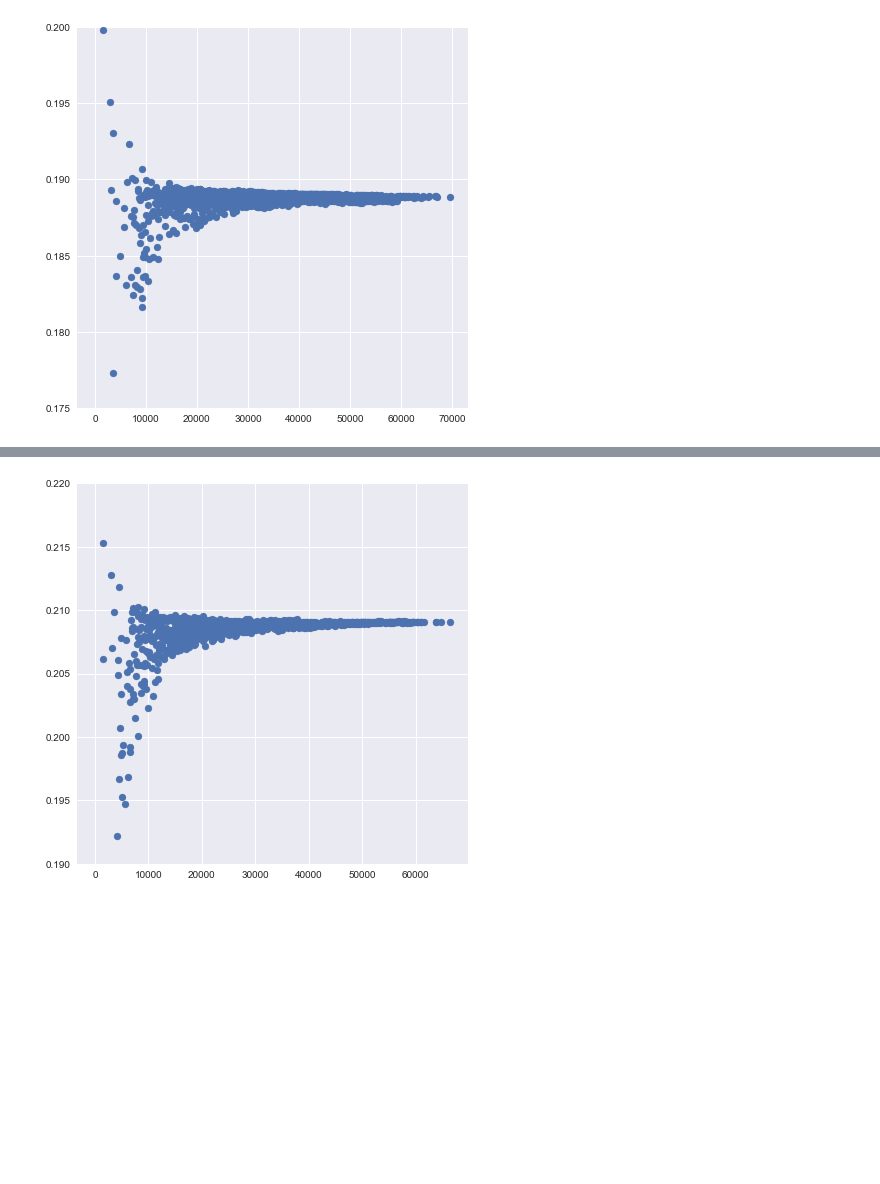
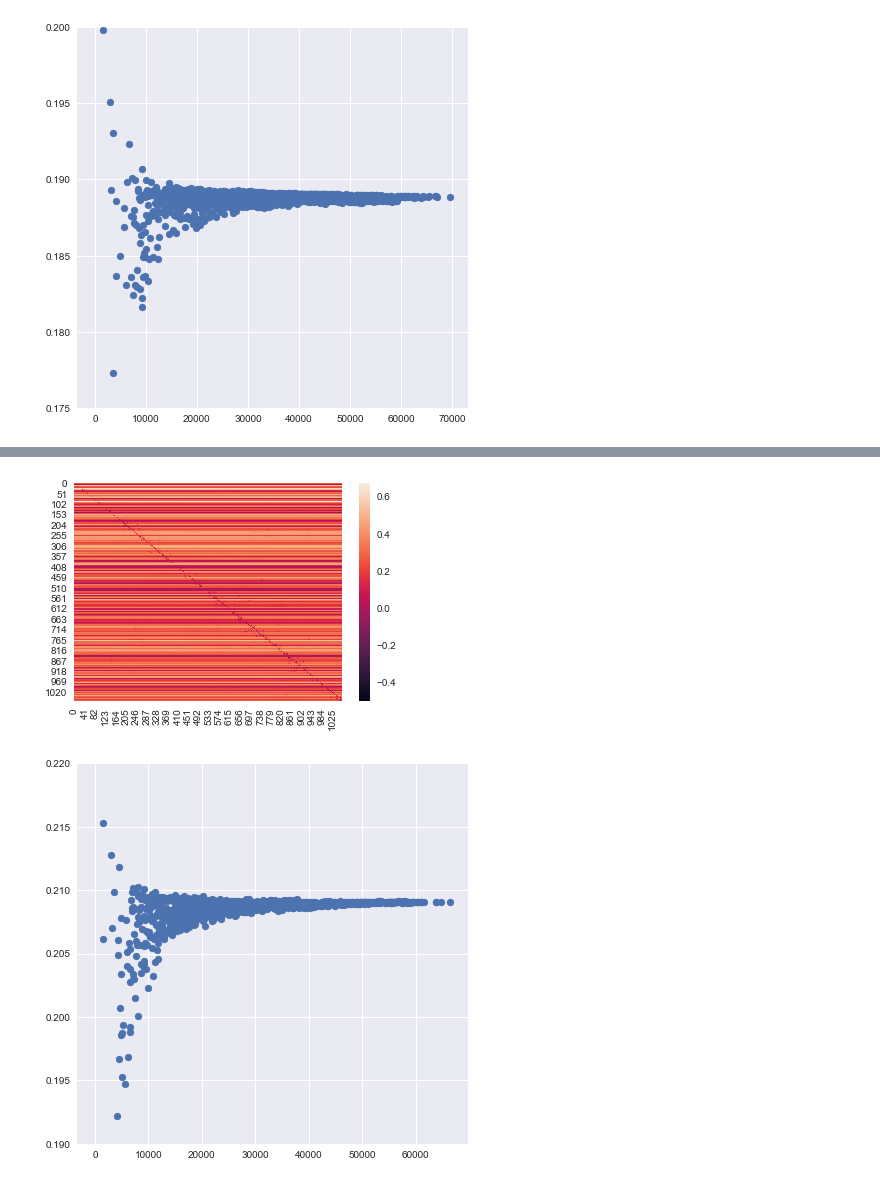
Before and after one commit to jbremz/human_mob, a Jupyter notebook: Notebooks/Ilaria's Log/Week 12.ipynb, the cells around one changed output, grey strips where cells are left out. Drawn from its saved outputs; the diff is of its cells as text; code cells hidden in the pictures; blank space fills up the shorter version.

```diff
--- a/Notebooks/Ilaria's Log/Week 12.ipynb
+++ b/Notebooks/Ilaria's Log/Week 12.ipynb
@@ -131,3 +134,9 @@ eps_level_4 = eps_scale.epsilon(levels, 4, gamma)
+# %%
+import seaborn as sns; sns.set()
+sns.heatmap(eps_level_4)
+plt.show()
+# %% [output]
+[figure, added]
 # %%
 width = 7
 height = 7
```
Also changed, not shown: parts of 1 cell of this notebook, 1 other file.
